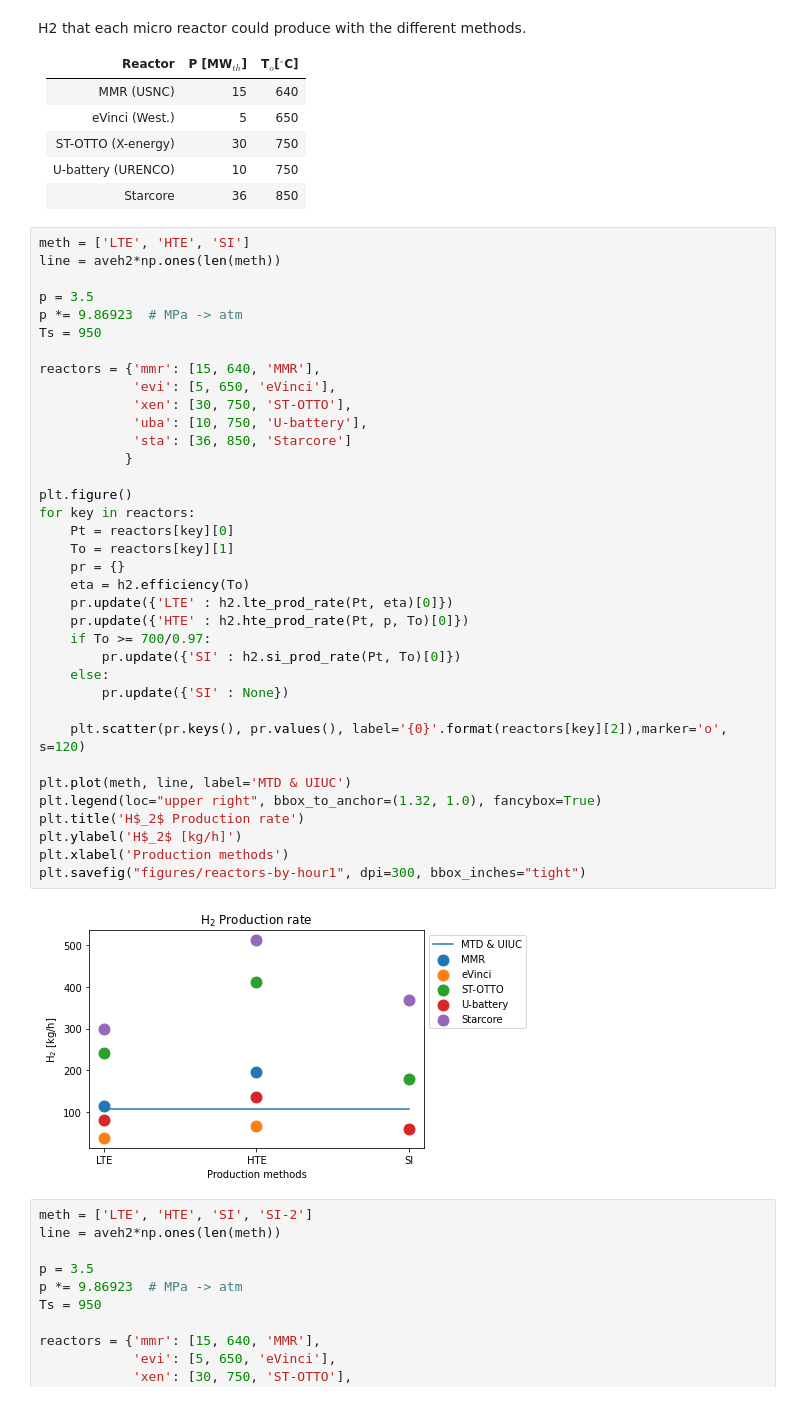
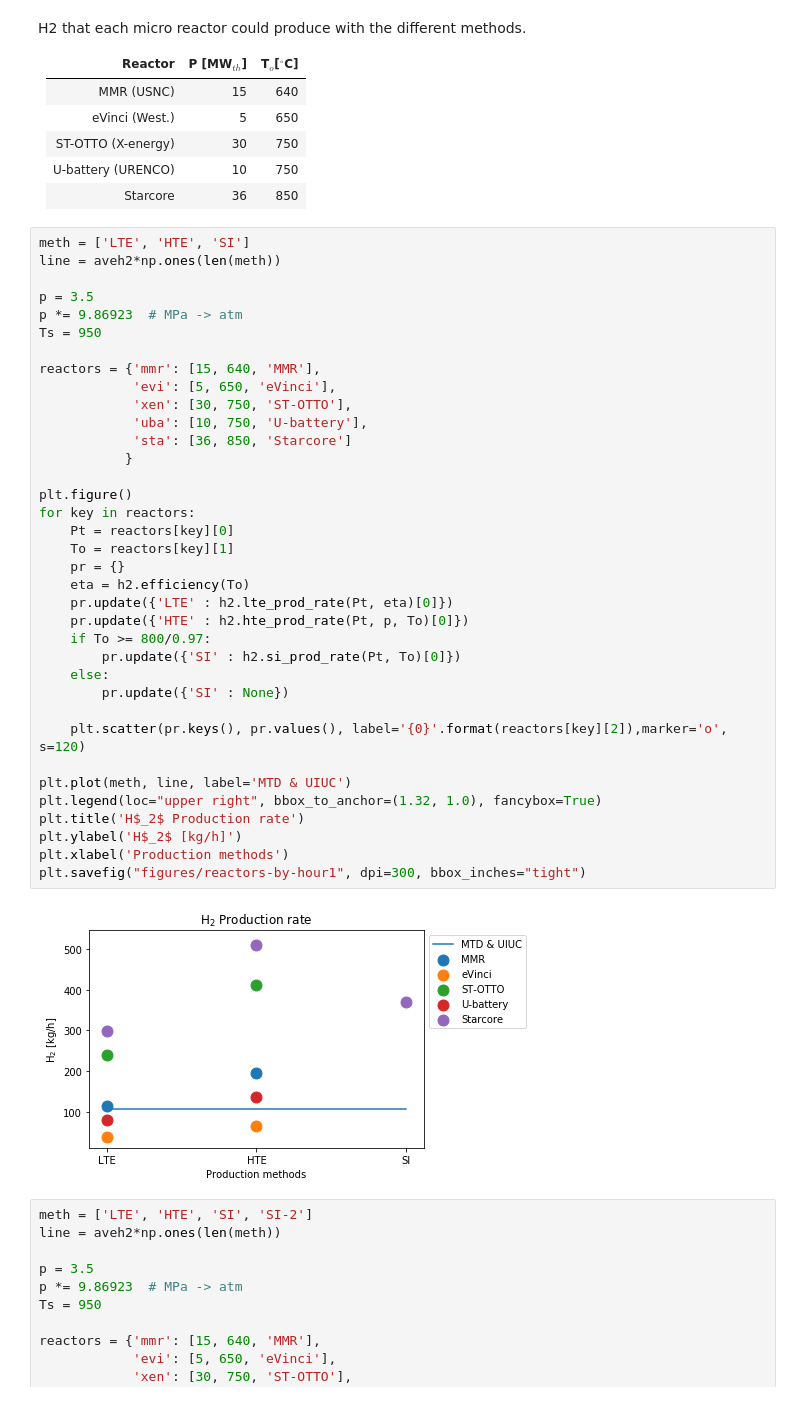
Before and after one commit to arfc/pride, a Jupyter notebook: fuel-analysis/microR.ipynb, the cells around one changed output. Saved outputs shown, nothing was run; the diff lists cells and outputs as text.

```diff
--- a/fuel-analysis/microR.ipynb
+++ b/fuel-analysis/microR.ipynb
@@ -170,35 +170,35 @@ p *= 9.86923  # MPa -> atm
 Ts = 950
 
 reactors = {'mmr': [15, 640, 'MMR'],
             'evi': [5, 650, 'eVinci'],
             'xen': [30, 750, 'ST-OTTO'],
             'uba': [10, 750, 'U-battery'],
             'sta': [36, 850, 'Starcore']
            }
 
 plt.figure()
 for key in reactors:
     Pt = reactors[key][0]
     To = reactors[key][1]
     pr = {}
     eta = h2.efficiency(To)
     pr.update({'LTE' : h2.lte_prod_rate(Pt, eta)[0]})
     pr.update({'HTE' : h2.hte_prod_rate(Pt, p, To)[0]})
-    if To >= 700/0.97:
+    if To >= 800/0.97:
         pr.update({'SI' : h2.si_prod_rate(Pt, To)[0]})
     else:
         pr.update({'SI' : None})
 
     plt.scatter(pr.keys(), pr.values(), label='{0}'.format(reactors[key][2]),marker='o', s=120)
 
 plt.plot(meth, line, label='MTD & UIUC')
 plt.legend(loc="upper right", bbox_to_anchor=(1.32, 1.0), fancybox=True)
 plt.title('H$_2$ Production rate')
 plt.ylabel('H$_2$ [kg/h]')
 plt.xlabel('Production methods')
 plt.savefig("figures/reactors-by-hour1", dpi=300, bbox_inches="tight")
 # %% [output]
-[figure, old version]
+[figure, new version]
 # %%
 meth = ['LTE', 'HTE', 'SI', 'SI-2']
 line = aveh2*np.ones(len(meth))
```
Also changed, not shown: 1 other file.
